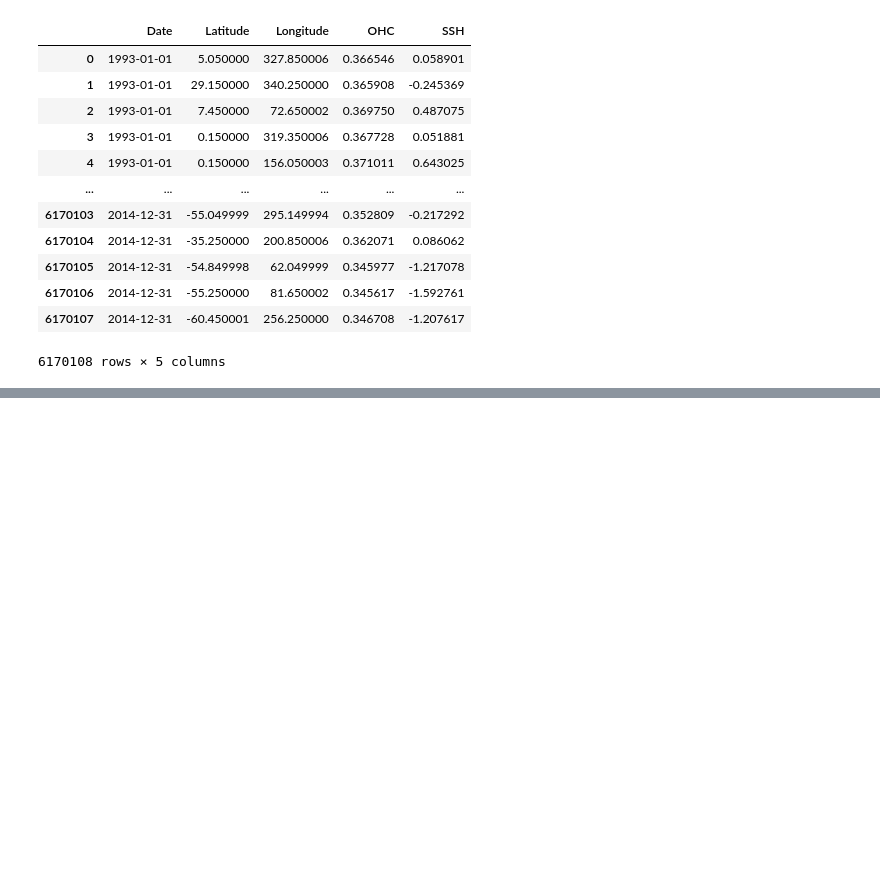
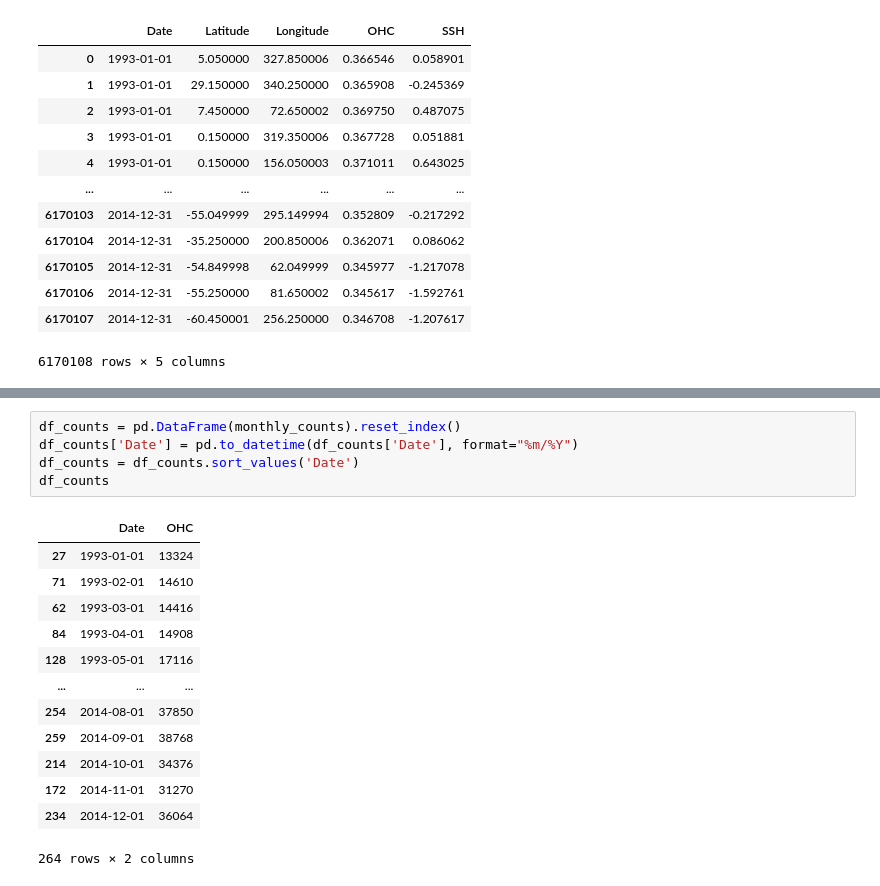
Before and after one commit to abbym-bristol/ME4OH_summer_project, a Jupyter notebook: Data/read_compile.ipynb, the cells around one changed output, grey strips where cells are left out. Saved outputs shown, nothing was run; the diff lists cells and outputs as text; blank space fills up the shorter version.

```diff
--- a/Data/read_compile.ipynb
+++ b/Data/read_compile.ipynb
@@ -190,0 +169,19 @@ TypeError: Invalid object type at position 0
+# %%
+df_counts = pd.DataFrame(monthly_counts).reset_index()
+df_counts['Date'] = pd.to_datetime(df_counts['Date'], format="%m/%Y")
+df_counts = df_counts.sort_values('Date')
+df_counts
+# %% [output]
+|  | Date | OHC |
+| 27 | 1993-01-01 | 13324 |
+| 71 | 1993-02-01 | 14610 |
+| 62 | 1993-03-01 | 14416 |
+| 84 | 1993-04-01 | 14908 |
+| 128 | 1993-05-01 | 17116 |
+| ... | ... | ... |
+| 254 | 2014-08-01 | 37850 |
+| 259 | 2014-09-01 | 38768 |
+| 214 | 2014-10-01 | 34376 |
+| 172 | 2014-11-01 | 31270 |
+| 234 | 2014-12-01 | 36064 |
+264 rows × 2 columns
```
Also changed, not shown: parts of 15 cells of this notebook.
